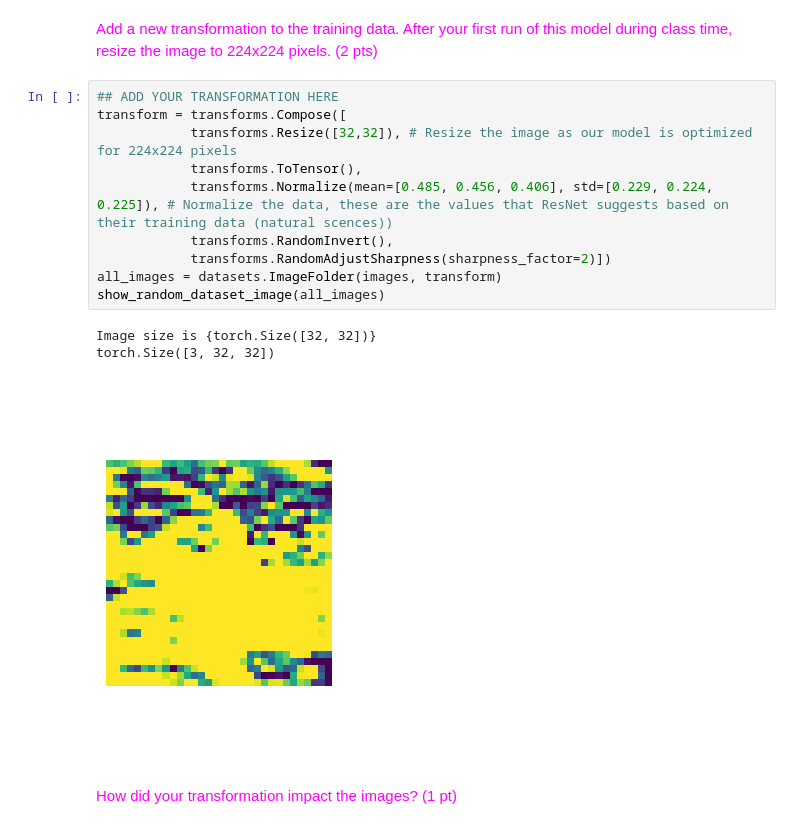
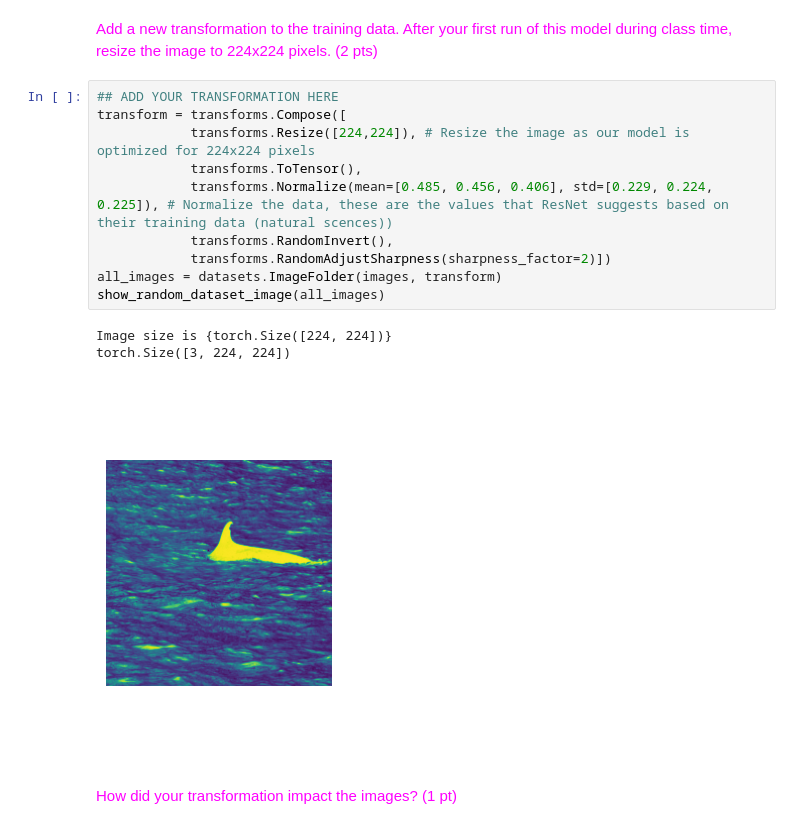
Before and after one commit to vini-karumuru/HappyWhaleClassifier, a Jupyter notebook: ML_assignment_whale_species.ipynb, the cells around one changed output. Drawn from its saved outputs; the diff is of its cells as text.

```diff
--- a/ML_assignment_whale_species.ipynb
+++ b/ML_assignment_whale_species.ipynb
@@ -164,17 +164,17 @@ torch.Size([3, 32, 32])
 # %%
 ## ADD YOUR TRANSFORMATION HERE
 transform = transforms.Compose([
-            transforms.Resize([32,32]), # Resize the image as our model is optimized for 224x224 pixels
+            transforms.Resize([224,224]), # Resize the image as our model is optimized for 224x224 pixels
             transforms.ToTensor(),
             transforms.Normalize(mean=[0.485, 0.456, 0.406], std=[0.229, 0.224, 0.225]), # Normalize the data, these are the values that ResNet suggests based on their training data (natural scences))
             transforms.RandomInvert(),
             transforms.RandomAdjustSharpness(sharpness_factor=2)])
 all_images = datasets.ImageFolder(images, transform)
 show_random_dataset_image(all_images)
 # %% [output]
-Image size is {torch.Size([32, 32])}
-torch.Size([3, 32, 32])
+Image size is {torch.Size([224, 224])}
+torch.Size([3, 224, 224])
-[figure, old version]
+[figure, new version]
 # %% [markdown]
 <font color='magenta'>How did your transformation impact the images? (1 pt)
 # %% [markdown]
```
Also changed, not shown: parts of 7 cells of this notebook.
